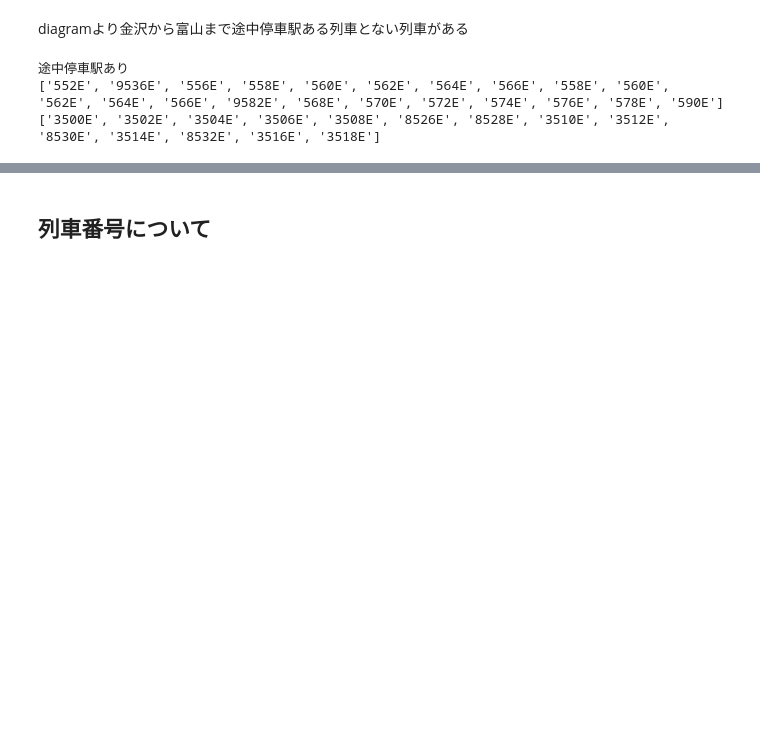
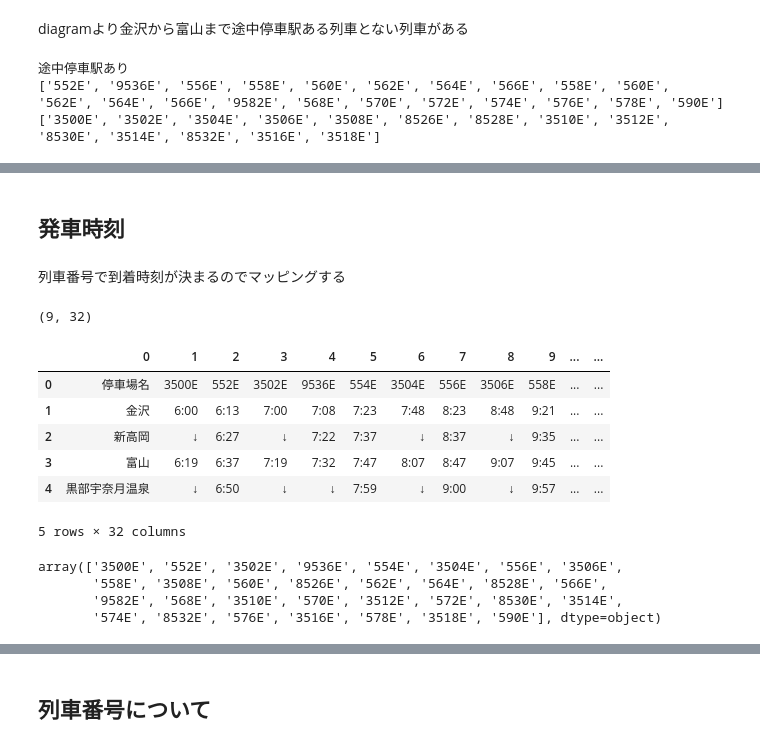
Before and after one commit to OhkaMLsemi/snow, a Jupyter notebook: snow.ipynb, the cells around one changed output, grey strips where cells are left out. Drawn from its saved outputs; the diff is of its cells as text; code cells hidden in the pictures; blank space fills up the shorter version.

```diff
--- a/snow.ipynb
+++ b/snow.ipynb
@@ -123,3 +123,27 @@ train.head()
 | 2 | 2016-01-19 | 560E | 糸魚川 | 0.0 | 0.0 | 0.000000 | 0.000000 | 2016-01-19 | True | True |
 | 3 | 2016-01-19 | 560E | 富山 | 0.0 | 0.0 | 0.002986 | 0.002986 | 2016-01-19 | True | True |
 | 4 | 2016-01-19 | 558E | 糸魚川 | 0.0 | 0.0 | 0.000000 | 0.000000 | 2016-01-19 | False | True |
+# %% [markdown]
+## 発車時刻
+# %% [markdown]
+列車番号で到着時刻が決まるのでマッピングする
+# %%
+arrival_time = pd.read_csv("diagram.csv",encoding="shift-jis",header=None)
+print(arrival_time.shape)
+arrival_time.head()
+# %% [output]
+(9, 32)
+|  | 0 | 1 | 2 | 3 | 4 | 5 | 6 | 7 | 8 | 9 | ... | ... |
+| 0 | 停車場名 | 3500E | 552E | 3502E | 9536E | 554E | 3504E | 556E | 3506E | 558E | ... | ... |
+| 1 | 金沢 | 6:00 | 6:13 | 7:00 | 7:08 | 7:23 | 7:48 | 8:23 | 8:48 | 9:21 | ... | ... |
+| 2 | 新高岡 | ↓ | 6:27 | ↓ | 7:22 | 7:37 | ↓ | 8:37 | ↓ | 9:35 | ... | ... |
+| 3 | 富山 | 6:19 | 6:37 | 7:19 | 7:32 | 7:47 | 8:07 | 8:47 | 9:07 | 9:45 | ... | ... |
+| 4 | 黒部宇奈月温泉 | ↓ | 6:50 | ↓ | ↓ | 7:59 | ↓ | 9:00 | ↓ | 9:57 | ... | ... |
+5 rows × 32 columns
+# %%
+arrival_time.loc[0,1:].values
+# %% [output]
+array(['3500E', '552E', '3502E', '9536E', '554E', '3504E', '556E', '3506E',
+       '558E', '3508E', '560E', '8526E', '562E', '564E', '8528E', '566E',
+       '9582E', '568E', '3510E', '570E', '3512E', '572E', '8530E', '3514E',
+       '574E', '8532E', '576E', '3516E', '578E', '3518E', '590E'], dtype=object)
```
Also changed, not shown: parts of 4 cells of this notebook, 1 other file.
